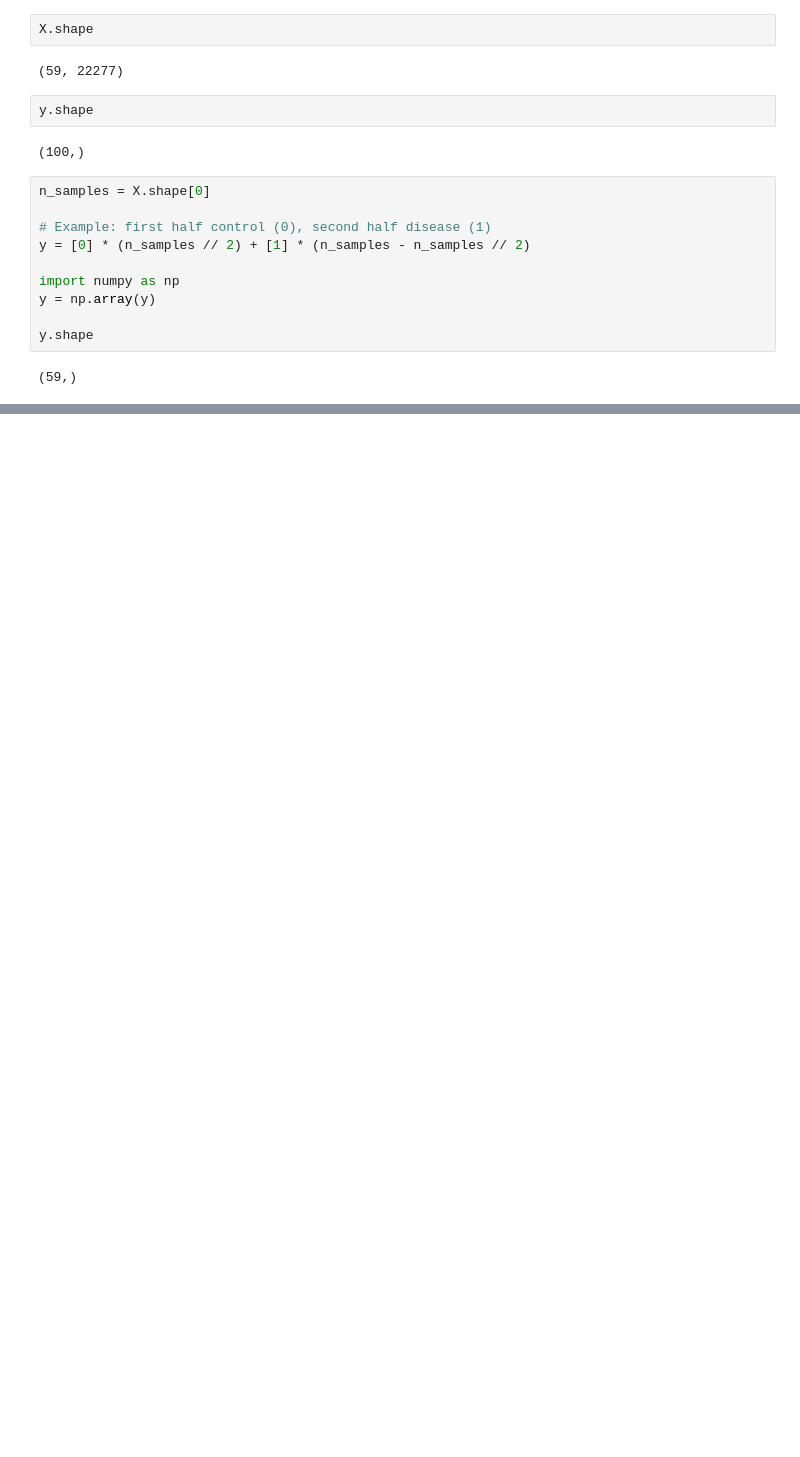
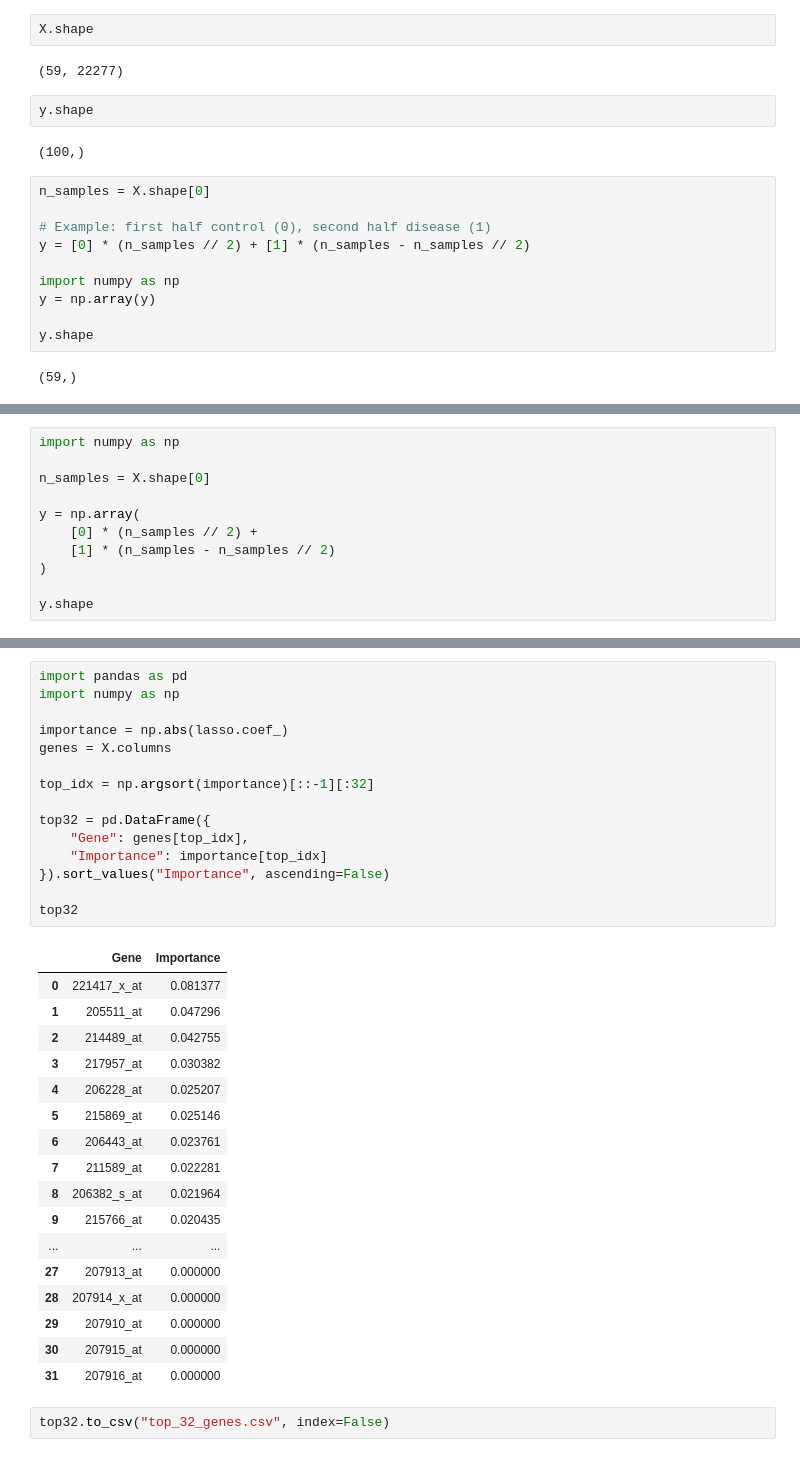
Before and after one commit to sreyadattagupta/Disease-Prediction-Using-Gene-Expression-Data, a Jupyter notebook: dataset.ipynb, the cells around one changed output, grey strips where cells are left out. Saved outputs shown, nothing was run; the diff lists cells and outputs as text; blank space fills up the shorter version.

```diff
--- a/dataset.ipynb
+++ b/dataset.ipynb
@@ -146,0 +113,11 @@ ValueError: Found input variables with inconsistent numbers of samples: [59, 100
+# %%
+import numpy as np
+
+n_samples = X.shape[0]
+
+y = np.array(
+    [0] * (n_samples // 2) +
+    [1] * (n_samples - n_samples // 2)
+)
+
+y.shape
@@ -146,0 +137,35 @@ ValueError: Found input variables with inconsistent numbers of samples: [59, 100
+# %%
+import pandas as pd
+import numpy as np
+
+importance = np.abs(lasso.coef_)
+genes = X.columns
+
+top_idx = np.argsort(importance)[::-1][:32]
+
+top32 = pd.DataFrame({
+    "Gene": genes[top_idx],
+    "Importance": importance[top_idx]
+}).sort_values("Importance", ascending=False)
+
+top32
+# %% [output]
+|  | Gene | Importance |
+| 0 | 221417_x_at | 0.081377 |
+| 1 | 205511_at | 0.047296 |
+| 2 | 214489_at | 0.042755 |
+| 3 | 217957_at | 0.030382 |
+| 4 | 206228_at | 0.025207 |
+| 5 | 215869_at | 0.025146 |
+| 6 | 206443_at | 0.023761 |
+| 7 | 211589_at | 0.022281 |
+| 8 | 206382_s_at | 0.021964 |
+| 9 | 215766_at | 0.020435 |
+| ... | ... | ... |
+| 27 | 207913_at | 0.000000 |
+| 28 | 207914_x_at | 0.000000 |
+| 29 | 207910_at | 0.000000 |
+| 30 | 207915_at | 0.000000 |
+| 31 | 207916_at | 0.000000 |
+# %%
+top32.to_csv("top_32_genes.csv", index=False)
```
Also changed, not shown: parts of 3 cells of this notebook, 1 other file.
